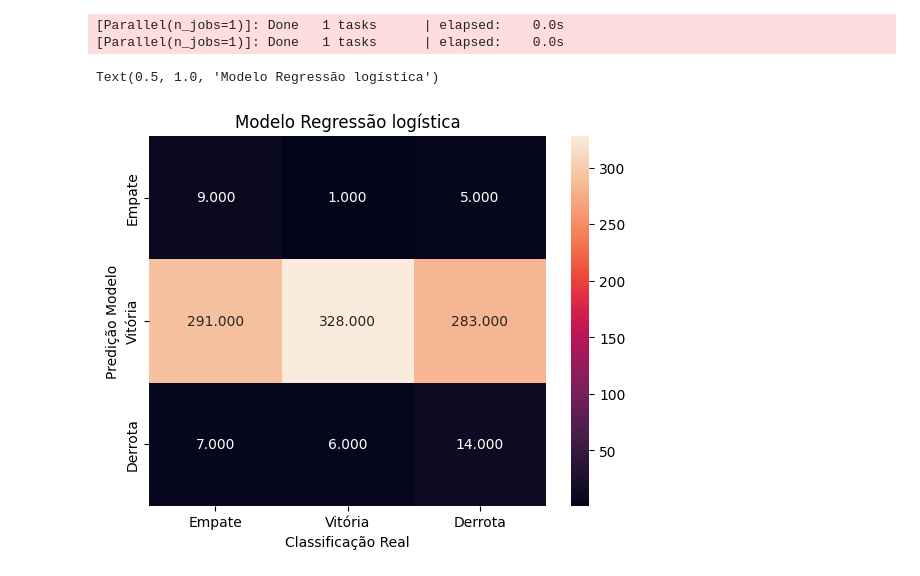
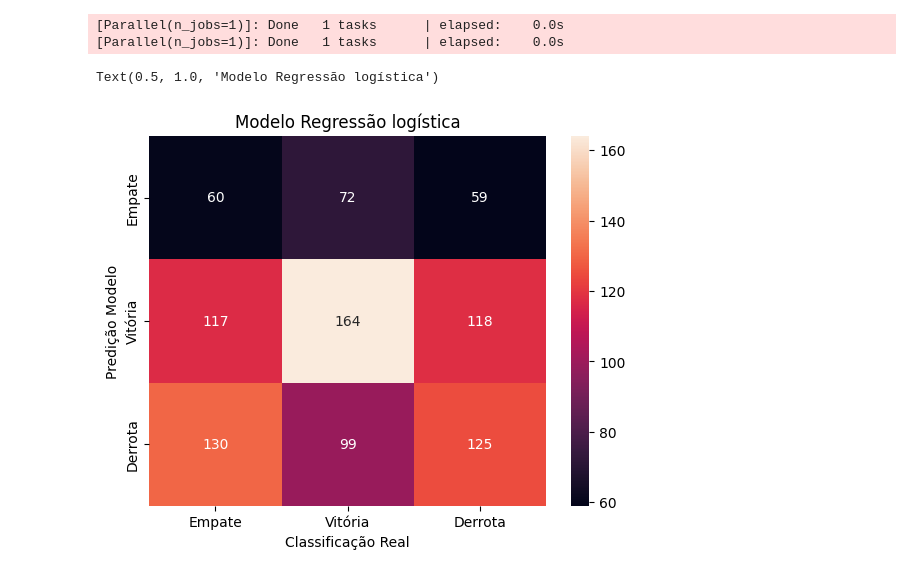
Before and after one commit to paulopetrillo/PROJETO_IFMA_SOFTEX, a Jupyter notebook: Multinomial_Logistic_Regression.ipynb, the cells around one changed output. Cells and saved outputs as stored; diff of their text form; code cells hidden in the pictures.

```diff
--- a/Multinomial_Logistic_Regression.ipynb
+++ b/Multinomial_Logistic_Regression.ipynb
@@ -242,15 +232,15 @@ with open('logReg_bal_model.pkl', 'rb') as f:
     logReg_bal_loaded = pickle.load(f)
 # %%
 #imprimir a Matriz de Confusão para Regressão Logística
-logReg_bal_y_pred = logReg.predict(X_test_bal)
+logReg_bal_y_pred = logReg_bal_loaded.predict(X_test_bal)
 
 logReg_bal_cm = metrics.confusion_matrix(logReg_bal_y_pred, y_test_bal)
 
-sns.heatmap(logReg_bal_cm, annot=True, fmt='.3f', xticklabels = ["Empate", "Vitória", "Derrota"] , yticklabels = ["Empate", "Vitória", "Derrota"] )
+sns.heatmap(logReg_bal_cm, annot=True, fmt='.0f', xticklabels = ["Empate", "Vitória", "Derrota"] , yticklabels = ["Empate", "Vitória", "Derrota"] )
 
 plt.ylabel('Predição Modelo')
 plt.xlabel('Classificação Real')
 plt.title('Modelo Regressão logística')
 # %% [output]
 Text(0.5, 1.0, 'Modelo Regressão logística')
-[figure, old version]
+[figure, new version]
```
Also changed, not shown: parts of 27 cells of this notebook.
